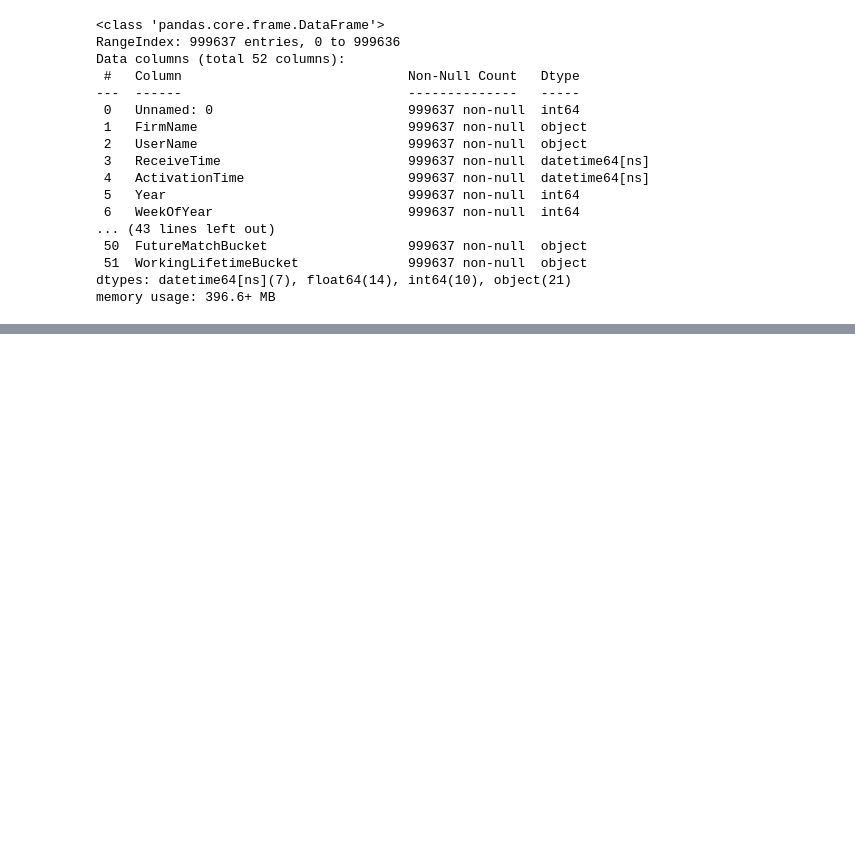
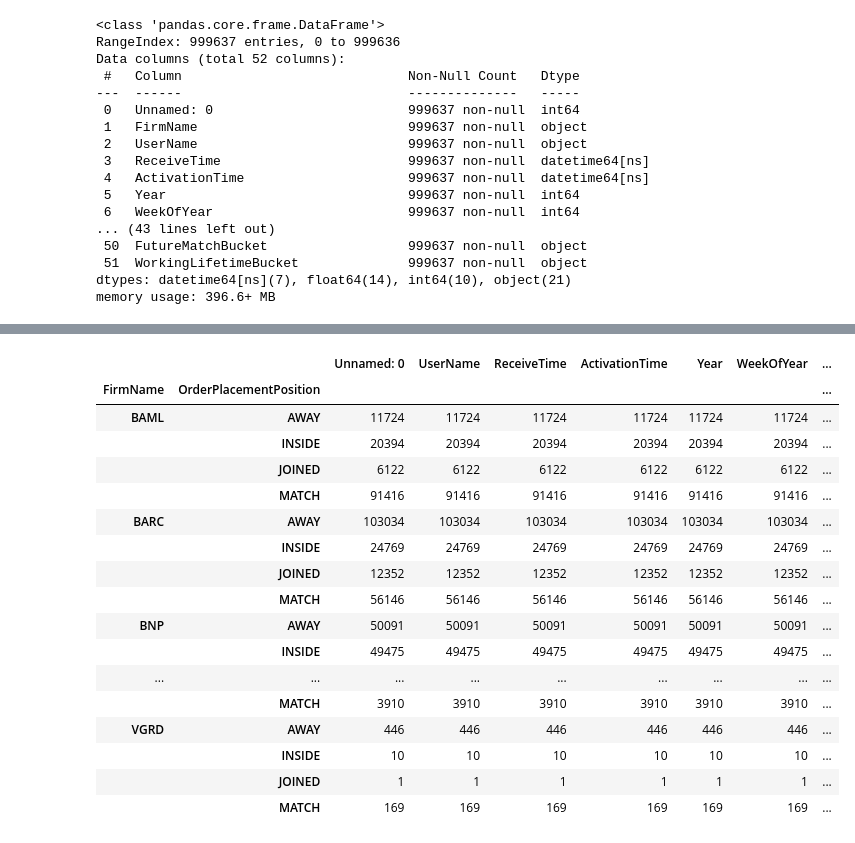
Before and after one commit to denisdunn/curex_group, a Jupyter notebook: denis_fill_miss.ipynb, the cells around one changed output, grey strips where cells are left out. Cells and saved outputs as stored; diff of their text form; code cells hidden in the pictures; blank space fills up the shorter version.

```diff
--- a/denis_fill_miss.ipynb
+++ b/denis_fill_miss.ipynb
@@ -1273,0 +1392,21 @@ df[df['AggressivePassive']=='AGGRESSIVE'].groupby('MissFill').count()
+# %%
+df.groupby(['FirmName','OrderPlacementPosition']).count()
+# %% [output]
+|  |  | Unnamed: 0 | UserName | ReceiveTime | ActivationTime | Year | WeekOfYear | ... |
+| FirmName | OrderPlacementPosition |  |  |  |  |  |  | ... |
+| BAML | AWAY | 11724 | 11724 | 11724 | 11724 | 11724 | 11724 | ... |
+|  | INSIDE | 20394 | 20394 | 20394 | 20394 | 20394 | 20394 | ... |
+|  | JOINED | 6122 | 6122 | 6122 | 6122 | 6122 | 6122 | ... |
+|  | MATCH | 91416 | 91416 | 91416 | 91416 | 91416 | 91416 | ... |
+| BARC | AWAY | 103034 | 103034 | 103034 | 103034 | 103034 | 103034 | ... |
+|  | INSIDE | 24769 | 24769 | 24769 | 24769 | 24769 | 24769 | ... |
+|  | JOINED | 12352 | 12352 | 12352 | 12352 | 12352 | 12352 | ... |
+|  | MATCH | 56146 | 56146 | 56146 | 56146 | 56146 | 56146 | ... |
+| BNP | AWAY | 50091 | 50091 | 50091 | 50091 | 50091 | 50091 | ... |
+|  | INSIDE | 49475 | 49475 | 49475 | 49475 | 49475 | 49475 | ... |
+| ... | ... | ... | ... | ... | ... | ... | ... | ... |
+|  | MATCH | 3910 | 3910 | 3910 | 3910 | 3910 | 3910 | ... |
+| VGRD | AWAY | 446 | 446 | 446 | 446 | 446 | 446 | ... |
+|  | INSIDE | 10 | 10 | 10 | 10 | 10 | 10 | ... |
+|  | JOINED | 1 | 1 | 1 | 1 | 1 | 1 | ... |
+|  | MATCH | 169 | 169 | 169 | 169 | 169 | 169 | ... |
```
Also changed, not shown: parts of 24 cells of this notebook, 4 other files.
